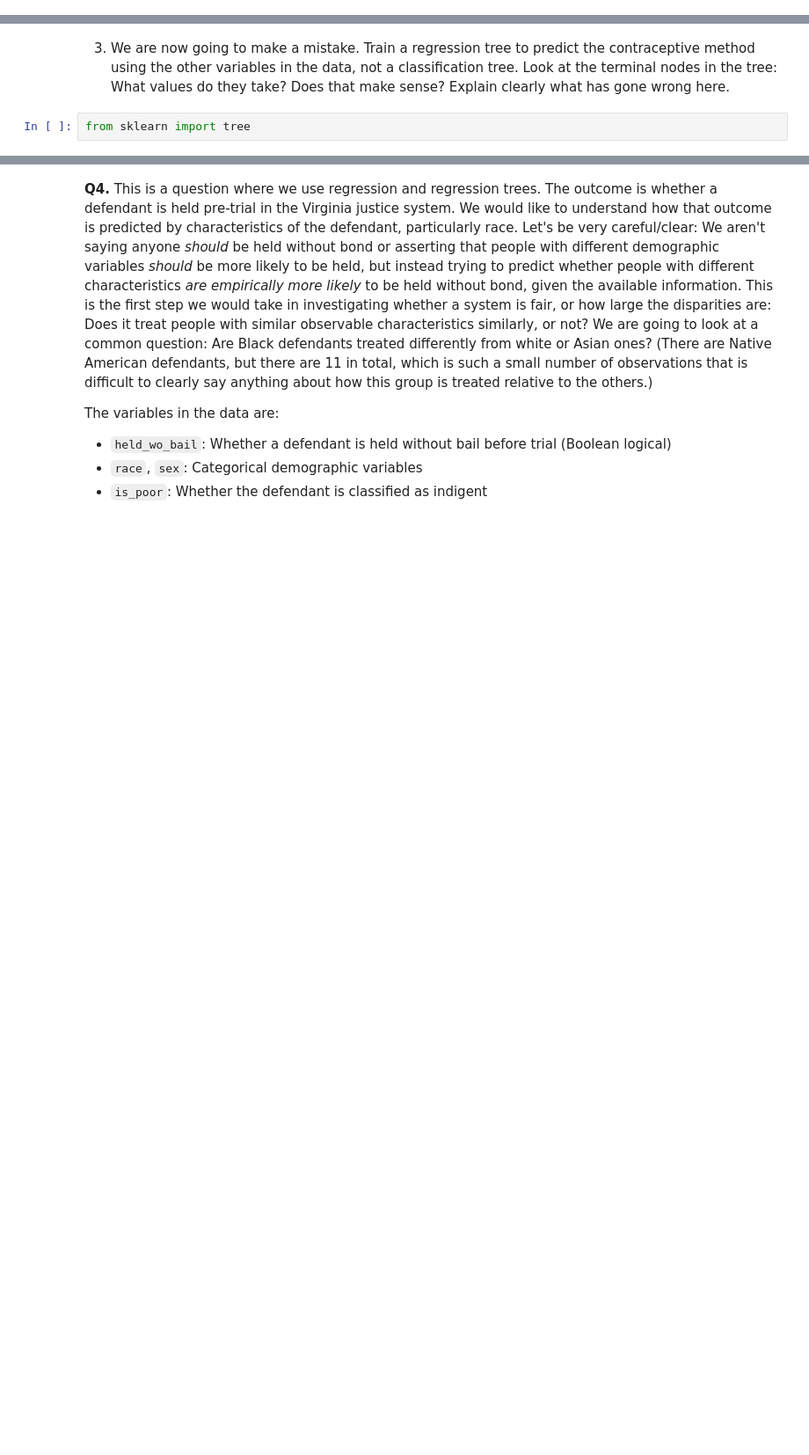
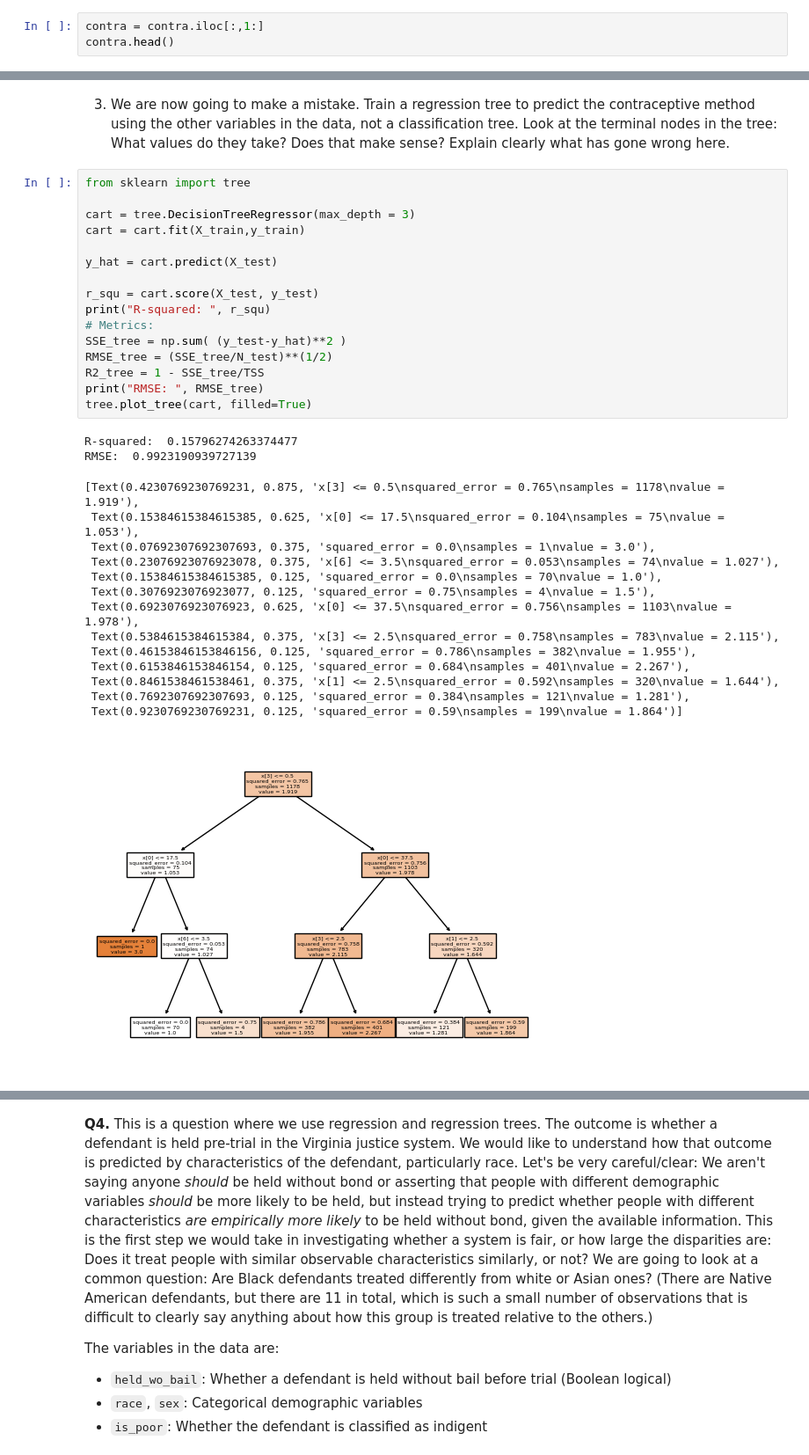
Before and after one commit to acb4rn/assignment4, a Jupyter notebook: assignment4.ipynb, the cells around one changed output, grey strips where cells are left out. Shown at 88% size. Drawn from its saved outputs; the diff is of its cells as text; blank space fills up the shorter version.

```diff
--- a/assignment4.ipynb
+++ b/assignment4.ipynb
@@ -500,3 +502,6 @@ contra.head()
 | 2 | 3 | 43 | 2 | 3 | 7 | 1 | 1 | 3 | ... |
 | 3 | 4 | 42 | 3 | 2 | 9 | 1 | 1 | 3 | ... |
 | 4 | 5 | 36 | 3 | 3 | 8 | 1 | 1 | 3 | ... |
+# %%
+contra = contra.iloc[:,1:]
+contra.head()
@@ -531,3 +543,34 @@ X_train, X_test, y_train, y_test = train_test_split(X,y,test_size=.2,random_stat
 3. We are now going to make a mistake. Train a regression tree to predict the contraceptive method using the other variables in the data, not a classification tree. Look at the terminal nodes in the tree: What values do they take? Does that make sense? Explain clearly what has gone wrong here.
 # %%
 from sklearn import tree
+
+cart = tree.DecisionTreeRegressor(max_depth = 3)
+cart = cart.fit(X_train,y_train)
+
+y_hat = cart.predict(X_test)
+
+r_squ = cart.score(X_test, y_test)
+print("R-squared: ", r_squ)
+# Metrics:
+SSE_tree = np.sum( (y_test-y_hat)**2 )
+RMSE_tree = (SSE_tree/N_test)**(1/2)
+R2_tree = 1 - SSE_tree/TSS
+print("RMSE: ", RMSE_tree)
+tree.plot_tree(cart, filled=True)
+# %% [output]
+R-squared:  0.15796274263374477
+RMSE:  0.9923190939727139
+[Text(0.4230769230769231, 0.875, 'x[3] <= 0.5\nsquared_error = 0.765\nsamples = 1178\nvalue = 1.919'),
+ Text(0.15384615384615385, 0.625, 'x[0] <= 17.5\nsquared_error = 0.104\nsamples = 75\nvalue = 1.053'),
+ Text(0.07692307692307693, 0.375, 'squared_error = 0.0\nsamples = 1\nvalue = 3.0'),
+ Text(0.23076923076923078, 0.375, 'x[6] <= 3.5\nsquared_error = 0.053\nsamples = 74\nvalue = 1.027'),
+ Text(0.15384615384615385, 0.125, 'squared_error = 0.0\nsamples = 70\nvalue = 1.0'),
+ Text(0.3076923076923077, 0.125, 'squared_error = 0.75\nsamples = 4\nvalue = 1.5'),
+ Text(0.6923076923076923, 0.625, 'x[0] <= 37.5\nsquared_error = 0.756\nsamples = 1103\nvalue = 1.978'),
+ Text(0.5384615384615384, 0.375, 'x[3] <= 2.5\nsquared_error = 0.758\nsamples = 783\nvalue = 2.115'),
+ Text(0.46153846153846156, 0.125, 'squared_error = 0.786\nsamples = 382\nvalue = 1.955'),
+ Text(0.6153846153846154, 0.125, 'squared_error = 0.684\nsamples = 401\nvalue = 2.267'),
+ Text(0.8461538461538461, 0.375, 'x[1] <= 2.5\nsquared_error = 0.592\nsamples = 320\nvalue = 1.644'),
+ Text(0.7692307692307693, 0.125, 'squared_error = 0.384\nsamples = 121\nvalue = 1.281'),
+ Text(0.9230769230769231, 0.125, 'squared_error = 0.59\nsamples = 199\nvalue = 1.864')]
+[figure, added]
```
Also changed, not shown: parts of 18 cells of this notebook.
